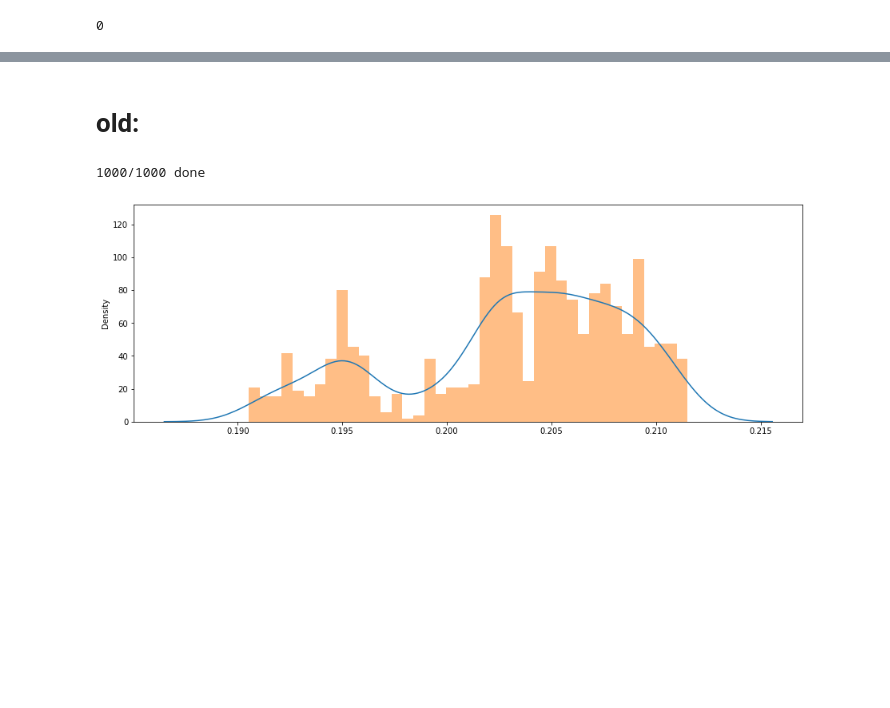
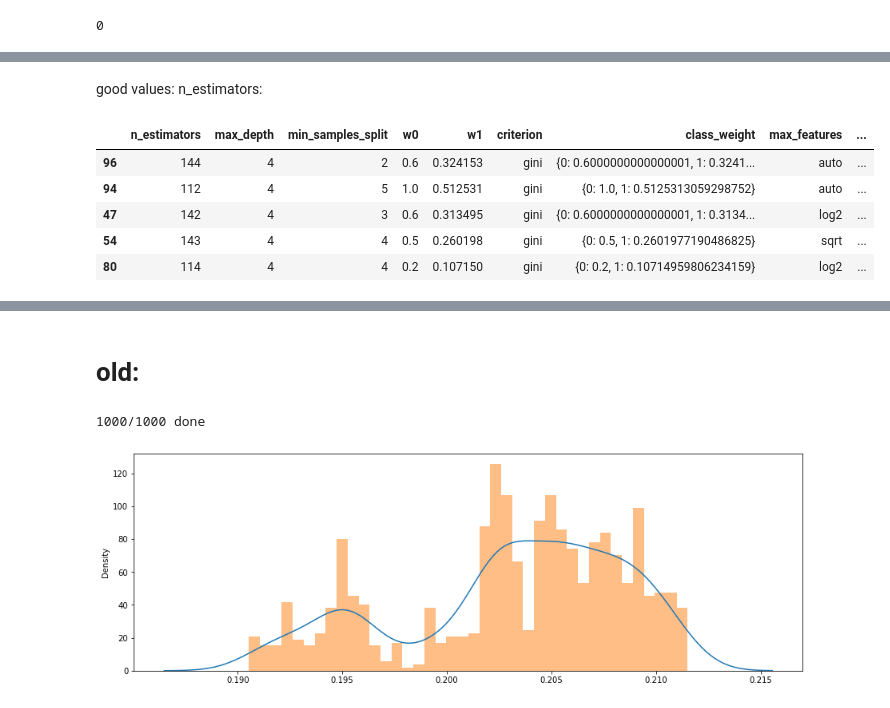
Before and after one commit to Polichinel/The_Currents_of_Conflict, a Jupyter notebook: test_dce_pred_df.ipynb, the cells around one changed output, grey strips where cells are left out. Cells and saved outputs as stored; diff of their text form; code cells hidden in the pictures; blank space fills up the shorter version.

```diff
--- a/test_dce_pred_df.ipynb
+++ b/test_dce_pred_df.ipynb
@@ -199,0 +275,12 @@ os.system("mpg123 /home/simon/Music/sounds/FF7Victory.mp3")
+# %% [markdown]
+good values:
+n_estimators:
+# %%
+hp_df.sort_values('AP', ascending= False)[:5]
+# %% [output]
+|  | n_estimators | max_depth | min_samples_split | w0 | w1 | criterion | class_weight | max_features | ... |
+| 96 | 144 | 4 | 2 | 0.6 | 0.324153 | gini | {0: 0.6000000000000001, 1: 0.3241... | auto | ... |
+| 94 | 112 | 4 | 5 | 1.0 | 0.512531 | gini | {0: 1.0, 1: 0.5125313059298752} | auto | ... |
+| 47 | 142 | 4 | 3 | 0.6 | 0.313495 | gini | {0: 0.6000000000000001, 1: 0.3134... | log2 | ... |
+| 54 | 143 | 4 | 4 | 0.5 | 0.260198 | gini | {0: 0.5, 1: 0.2601977190486825} | sqrt | ... |
+| 80 | 114 | 4 | 4 | 0.2 | 0.107150 | gini | {0: 0.2, 1: 0.10714959806234159} | log2 | ... |
```
Also changed, not shown: parts of 20 cells of this notebook.
